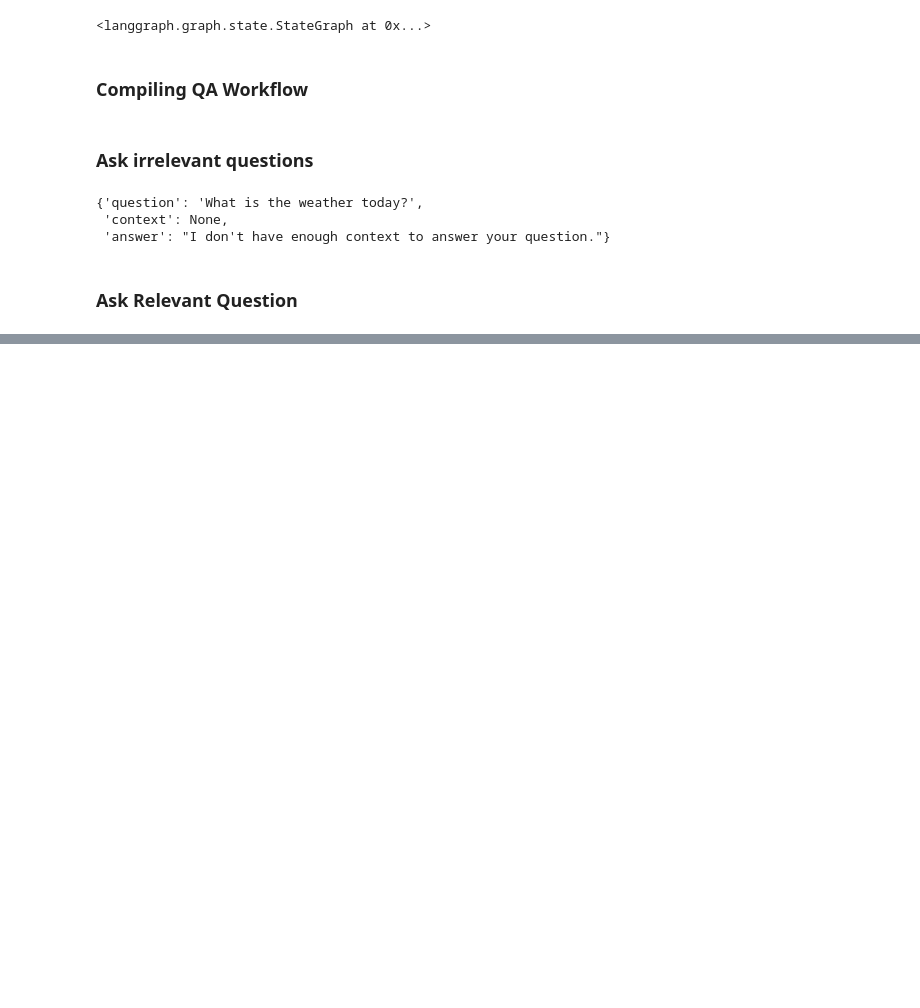
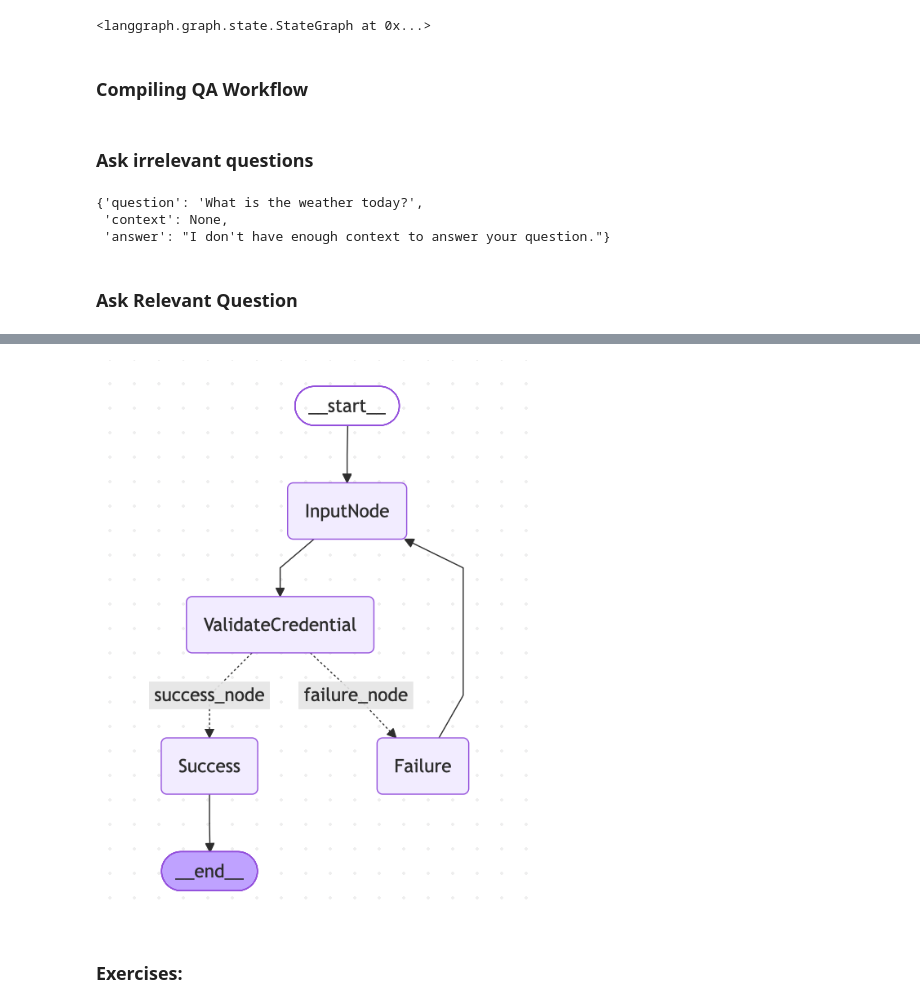
Before and after one commit to delmaguey/LangGraph101, a Jupyter notebook: 101.ipynb, the cells around one changed output, grey strips where cells are left out. Saved outputs shown, nothing was run; the diff lists cells and outputs as text; code cells hidden in the pictures; blank space fills up the shorter version.

Commit message:
Added mermaid graph of agent

```diff
--- a/101.ipynb
+++ b/101.ipynb
@@ -339,0 +360,18 @@ qa_app.invoke({"question": "What is the best guided project?"})
+# %%
+from pathlib import Path
+from IPython.display import display, Image
+
+img_dir = Path("src/img")
+image_files = sorted(
+    p for p in img_dir.iterdir()
+    if p.suffix.lower() in {".png", ".jpg", ".jpeg", ".gif", ".webp"}
+)
+
+if not image_files:
+    raise FileNotFoundError("No se encontraron imágenes en src/img")
+
+display(Image(filename=str(image_files[0])))
+# %% [output]
+[figure, added]
+# %% [markdown]
+### Exercises:
```
Also changed, not shown: parts of 6 cells of this notebook, 1 other file.
